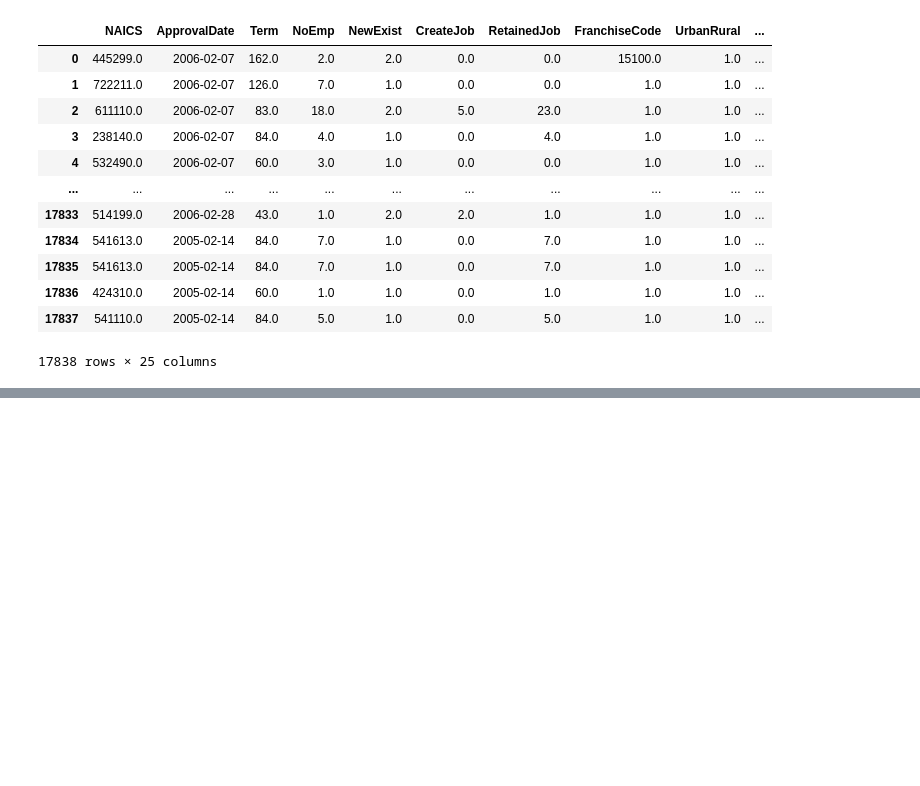
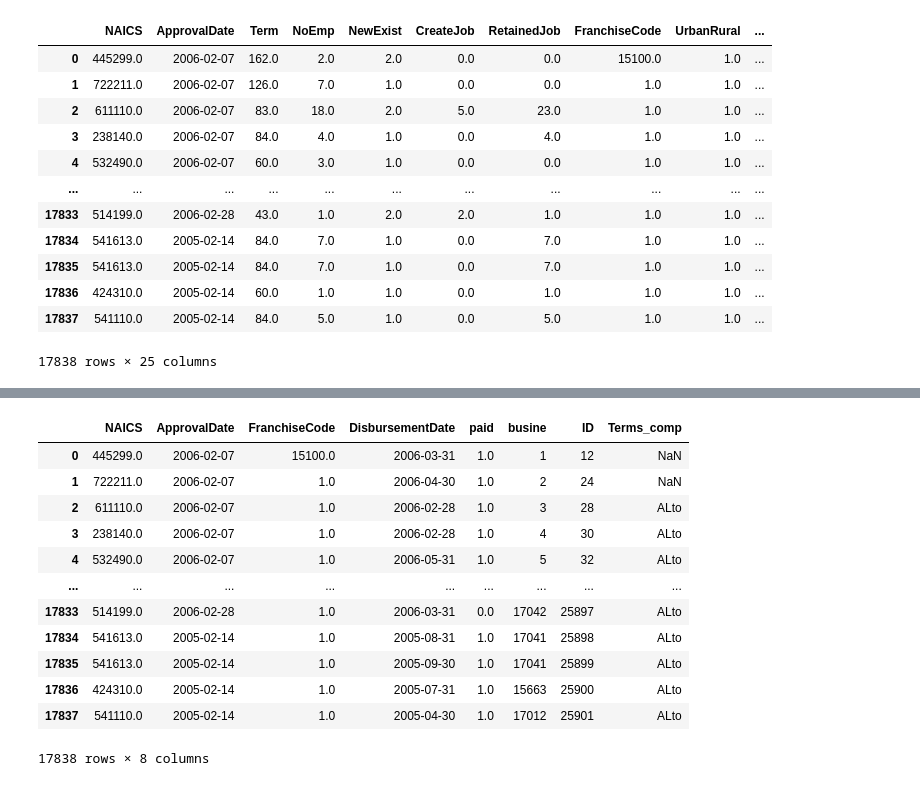
Before and after one commit to ArnoldoOliva/AprendizajeAutomatico, a Jupyter notebook: FeatureSelection.ipynb, the cells around one changed output, grey strips where cells are left out. Saved outputs shown, nothing was run; the diff lists cells and outputs as text; code cells hidden in the pictures; blank space fills up the shorter version.

```diff
--- a/FeatureSelection.ipynb
+++ b/FeatureSelection.ipynb
@@ -61,0 +101,16 @@ AttributeError: ignored
+# %%
+loans[[e for e in loans.columns if e not in numericalcolumns]] #no trabajamos con estas debi
+# %% [output]
+|  | NAICS | ApprovalDate | FranchiseCode | DisbursementDate | paid | busine | ID | Terms_comp |
+| 0 | 445299.0 | 2006-02-07 | 15100.0 | 2006-03-31 | 1.0 | 1 | 12 | NaN |
+| 1 | 722211.0 | 2006-02-07 | 1.0 | 2006-04-30 | 1.0 | 2 | 24 | NaN |
+| 2 | 611110.0 | 2006-02-07 | 1.0 | 2006-02-28 | 1.0 | 3 | 28 | ALto |
+| 3 | 238140.0 | 2006-02-07 | 1.0 | 2006-02-28 | 1.0 | 4 | 30 | ALto |
+| 4 | 532490.0 | 2006-02-07 | 1.0 | 2006-05-31 | 1.0 | 5 | 32 | ALto |
+| ... | ... | ... | ... | ... | ... | ... | ... | ... |
+| 17833 | 514199.0 | 2006-02-28 | 1.0 | 2006-03-31 | 0.0 | 17042 | 25897 | ALto |
+| 17834 | 541613.0 | 2005-02-14 | 1.0 | 2005-08-31 | 1.0 | 17041 | 25898 | ALto |
+| 17835 | 541613.0 | 2005-02-14 | 1.0 | 2005-09-30 | 1.0 | 17041 | 25899 | ALto |
+| 17836 | 424310.0 | 2005-02-14 | 1.0 | 2005-07-31 | 1.0 | 15663 | 25900 | ALto |
+| 17837 | 541110.0 | 2005-02-14 | 1.0 | 2005-04-30 | 1.0 | 17012 | 25901 | ALto |
+17838 rows × 8 columns
```
Also changed, not shown: parts of 9 cells of this notebook.
